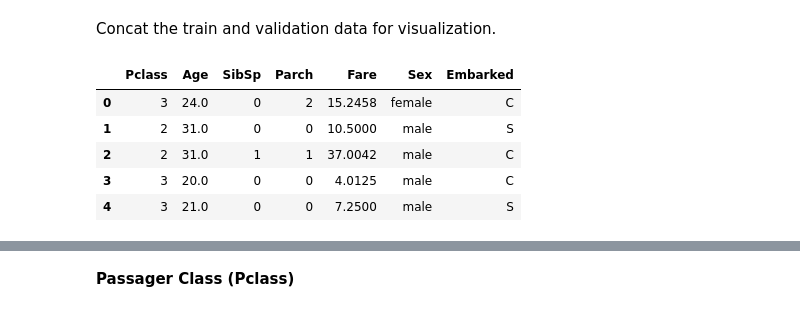
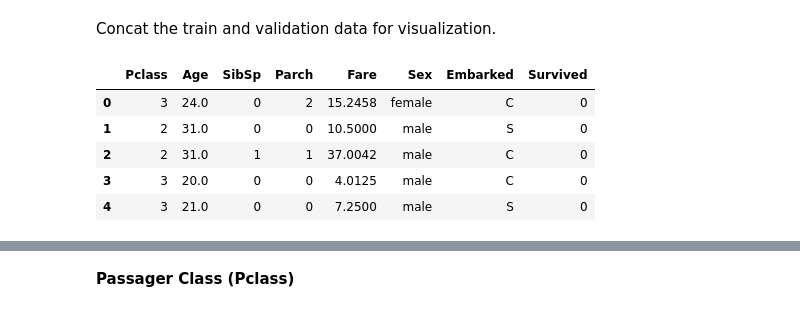
Before and after one commit to denis-spe/Titanic, a Jupyter notebook: Py/py_v1.ipynb, the cells around one changed output, grey strips where cells are left out. Cells and saved outputs as stored; diff of their text form; code cells hidden in the pictures.

Commit message:
Concat the train_y and valid_y

```diff
--- a/Py/py_v1.ipynb
+++ b/Py/py_v1.ipynb
@@ -903,11 +903,13 @@ Embarked were changed from :-
 Concat the train and validation data for visualization.
 # %%
 full_train_df = pd.concat([train_X_cleaned, valid_X_cleaned], ignore_index=True)
+full_train_y = pd.concat([train_y, valid_y], ignore_index=True)
+full_train_df["Survived"] = full_train_y
 full_train_df.head()
 # %% [output]
-|  | Pclass | Age | SibSp | Parch | Fare | Sex | Embarked |
-| 0 | 3 | 24.0 | 0 | 2 | 15.2458 | female | C |
-| 1 | 2 | 31.0 | 0 | 0 | 10.5000 | male | S |
-| 2 | 2 | 31.0 | 1 | 1 | 37.0042 | male | C |
-| 3 | 3 | 20.0 | 0 | 0 | 4.0125 | male | C |
-| 4 | 3 | 21.0 | 0 | 0 | 7.2500 | male | S |
+|  | Pclass | Age | SibSp | Parch | Fare | Sex | Embarked | Survived |
+| 0 | 3 | 24.0 | 0 | 2 | 15.2458 | female | C | 0 |
+| 1 | 2 | 31.0 | 0 | 0 | 10.5000 | male | S | 0 |
+| 2 | 2 | 31.0 | 1 | 1 | 37.0042 | male | C | 0 |
+| 3 | 3 | 20.0 | 0 | 0 | 4.0125 | male | C | 0 |
+| 4 | 3 | 21.0 | 0 | 0 | 7.2500 | male | S | 0 |
```
Also changed, not shown: parts of 3 cells of this notebook.
